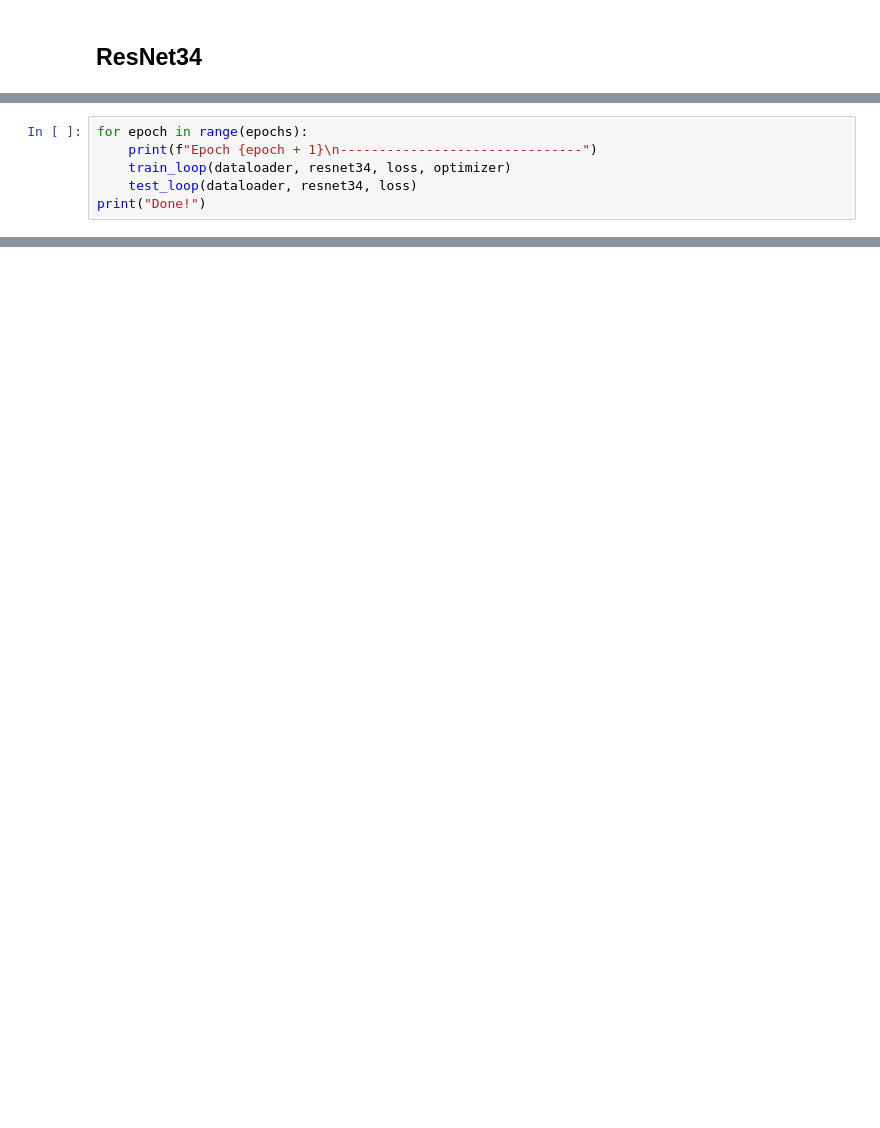
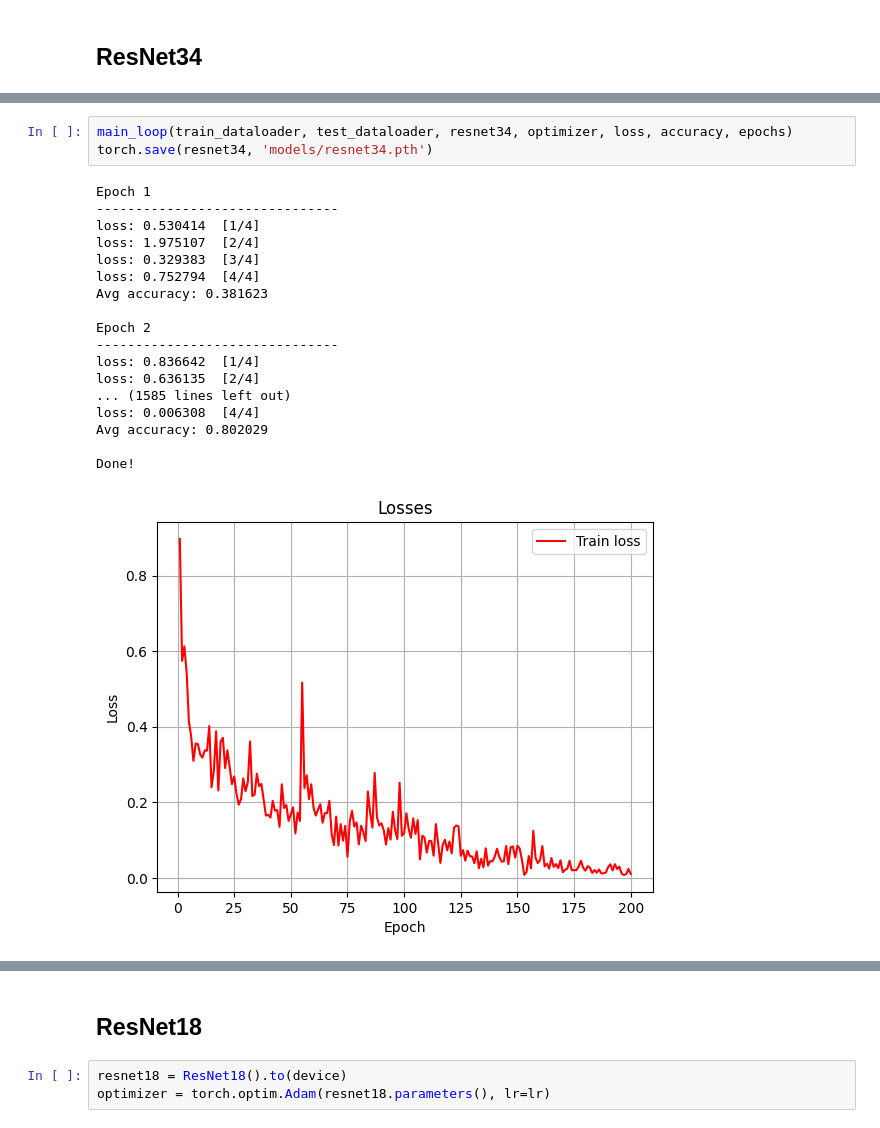
Before and after one commit to zibestr/Competition, a Jupyter notebook: model.ipynb, the cells around one changed output, grey strips where cells are left out. Saved outputs shown, nothing was run; the diff lists cells and outputs as text; blank space fills up the shorter version.

```diff
--- a/model.ipynb
+++ b/model.ipynb
@@ -293,8 +289,2 @@ from networks import ResNet34
 resnet34 = ResNet34().to(device)
 optimizer = torch.optim.Adam(resnet34.parameters(), lr=lr)
-# %%
-for epoch in range(epochs):
-    print(f"Epoch {epoch + 1}\n-------------------------------")
-    train_loop(dataloader, resnet34, loss, optimizer)
-    test_loop(dataloader, resnet34, loss)
-print("Done!")
@@ -344,0 +291,22 @@ loss: 0.581605  [5/5]
+# %%
+main_loop(train_dataloader, test_dataloader, resnet34, optimizer, loss, accuracy, epochs)
+torch.save(resnet34, 'models/resnet34.pth')
+# %% [output]
+Epoch 1
+-------------------------------
+loss: 0.530414  [1/4]
+loss: 1.975107  [2/4]
+loss: 0.329383  [3/4]
+loss: 0.752794  [4/4]
+Avg accuracy: 0.381623
+
+Epoch 2
+-------------------------------
+loss: 0.836642  [1/4]
+loss: 0.636135  [2/4]
+... (1585 lines left out)
+loss: 0.006308  [4/4]
+Avg accuracy: 0.802029
+
+Done!
+[figure, added]
@@ -344,0 +314,5 @@ loss: 0.581605  [5/5]
+# %% [markdown]
+## ResNet18
+# %%
+resnet18 = ResNet18().to(device)
+optimizer = torch.optim.Adam(resnet18.parameters(), lr=lr)
```
Also changed, not shown: parts of 22 cells of this notebook, 5 other files.
